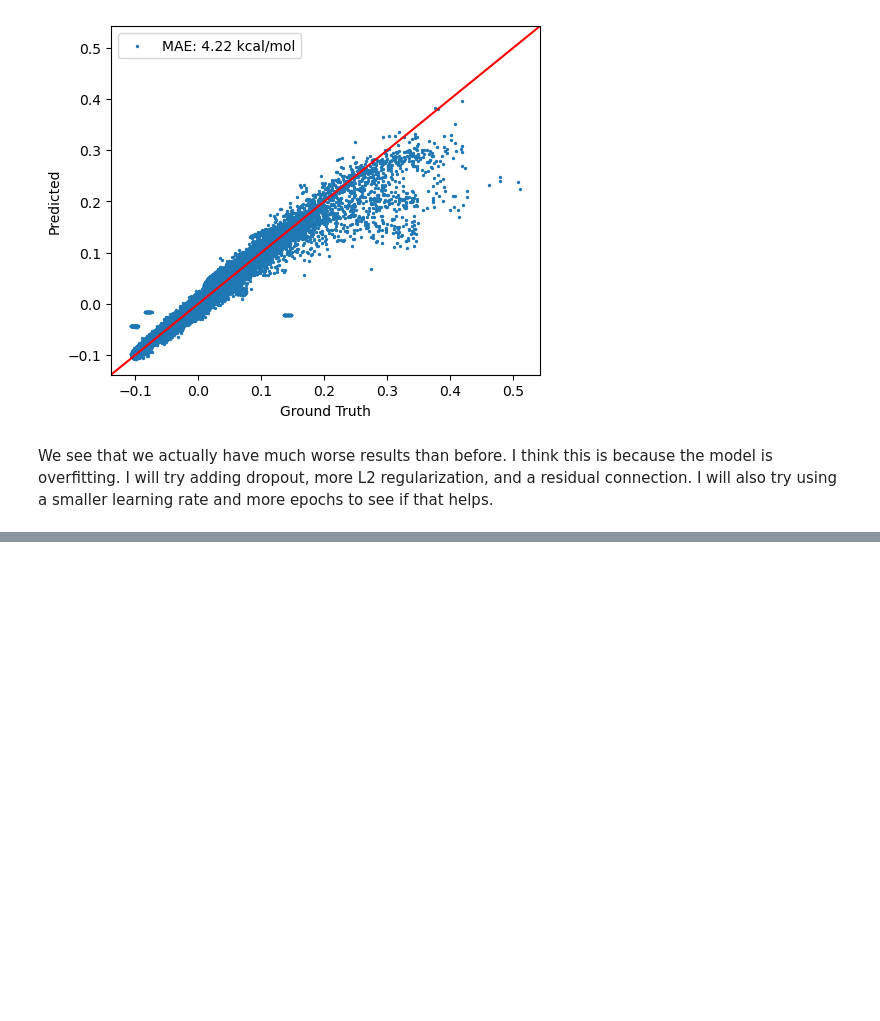
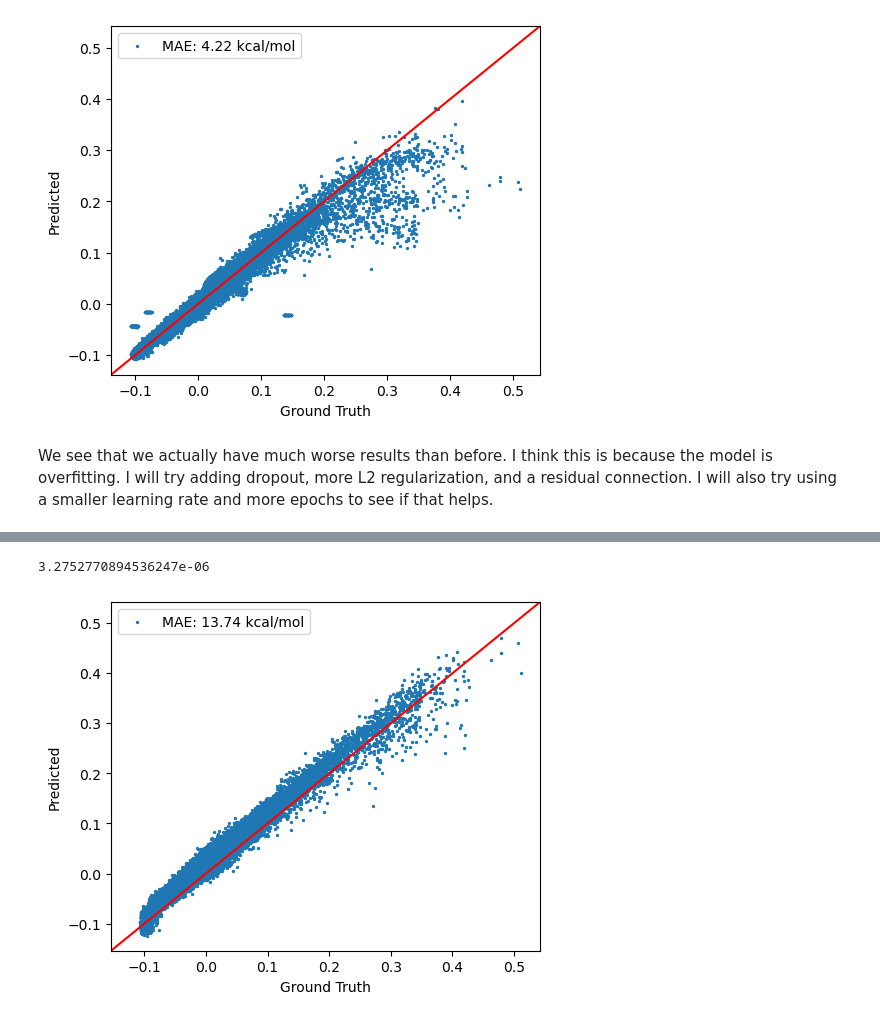
Before and after one commit to Qile0317/bioe142-final-project, a Jupyter notebook: checkpoint3.ipynb, the cells around one changed output, grey strips where cells are left out. Drawn from its saved outputs; the diff is of its cells as text; code cells hidden in the pictures; blank space fills up the shorter version.

```diff
--- a/checkpoint3.ipynb
+++ b/checkpoint3.ipynb
@@ -375,0 +467,5 @@ Initialize training data...
+# %%
+trainer4.evaluate(test_data, draw_plot=True)
+# %% [output]
+3.2752770894536247e-06
+[figure, added]
```
Also changed, not shown: parts of 14 cells of this notebook.
